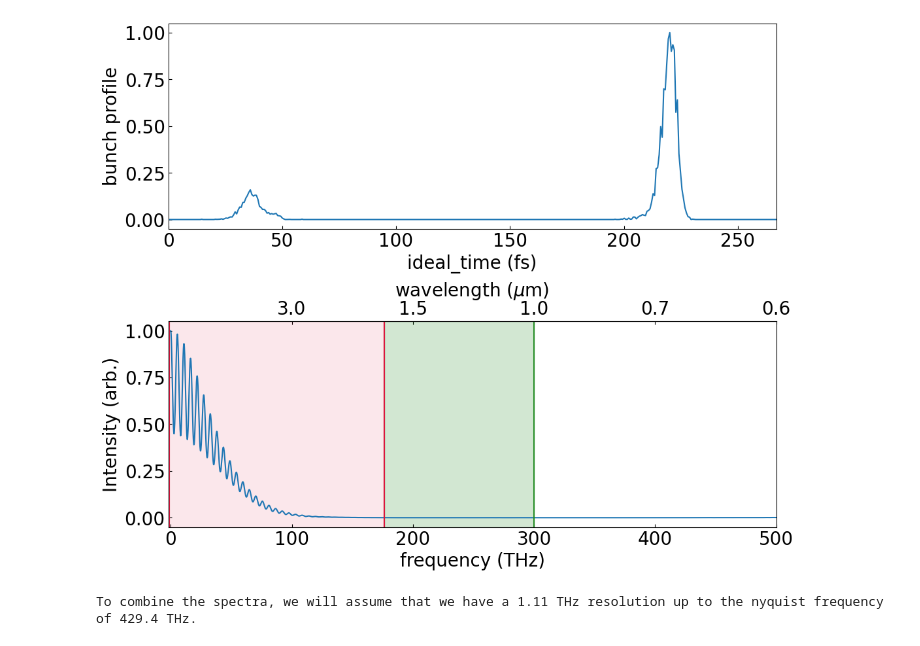
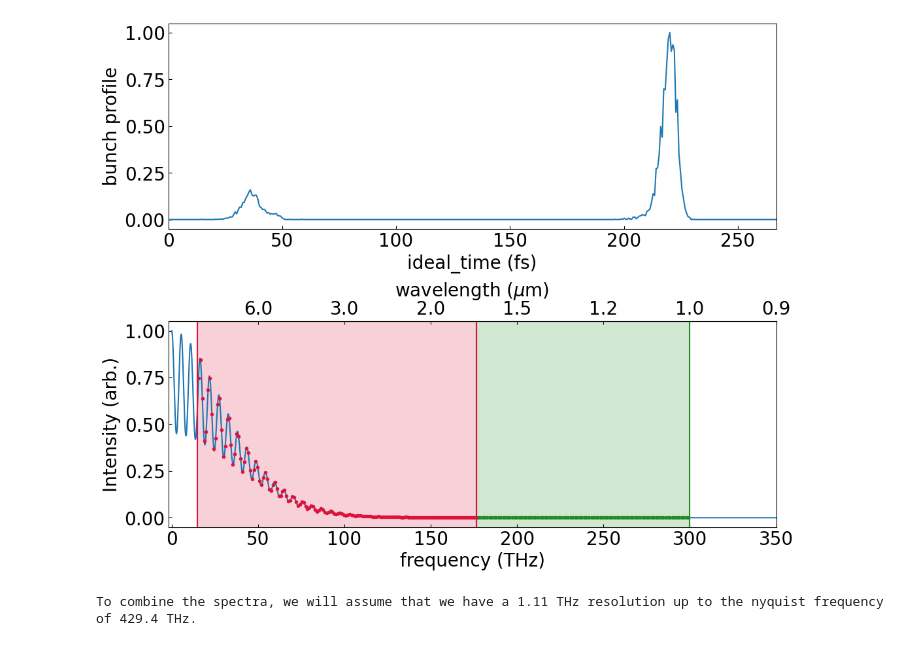
Before and after one commit to Jammi-Dodgers/THz-interferometry, a Jupyter notebook: interferometry/kramers_kronig.ipynb, the cells around one changed output. Cells and saved outputs as stored; diff of their text form; code cells hidden in the pictures.

```diff
--- a/interferometry/kramers_kronig.ipynb
+++ b/interferometry/kramers_kronig.ipynb
@@ -124,28 +92,47 @@ cam2_FF[~cam2_sensitivity_mask] = 0.0 #camera is insensitive to these frequencie
+# %%
+sin_minutes = lambda min: np.sin(np.deg2rad(min/60))
+
+def measure_form_factor(freqencies, form_factor, number_of_pixels, pixel_pitch, theta, senstivity_band= (0, np.inf)):
+    time_resolution = (2*sin_minutes(theta)*pixel_pitch*1e-6) / C
+    times = np.arange(0, time_resolution*number_of_pixels, time_resolution)
+    detectable_frequencies = np.fft.rfftfreq(number_of_pixels, time_resolution)
+    measured_form_factor = np.interp(detectable_frequencies, freqencies, form_factor)
+    sensitivity_mask = np.logical_and(senstivity_band[0]*1e12 < detectable_frequencies, detectable_frequencies < senstivity_band[1]*1e12)
+    measured_form_factor[~sensitivity_mask] = 0.0 #camera is insensitive to these frequencies and so it will read zero.
+    return detectable_frequencies, measured_form_factor, sensitivity_mask, times
+# %%
+thetas = [30, 30] #arcminutes
+Ns = [640, 320] # number of pixels
+dxs = [20, 48.5] # pixel pitch in um
+bands = [(176.3, 299.8), (15, 176.3)] # sensitivity of camera. (minmimum frequency in THz, maximum frequency in THz)
+colours = ["forestgreen", "crimson"] #colour of this detectors datapoints when plotting
+labels = ["Xeva", "PV320"] #label of this detector when plotting
+
+freqs, FFs, sensitivity_masks, times = [], [], [], []
+for theta, N, dx, band in zip(thetas, Ns, dxs, bands):
+    freq, FF, sensitivity_mask, time = measure_form_factor(ideal_freqs, ideal_FF, N, dx, theta, band)
+    freqs, FFs, sensitivity_masks, times = freqs+[freq], FFs+[FF], sensitivity_masks+[sensitivity_mask], times+[time]
 # %%
 fig, axs = plt.subplots(2, 1, figsize= (12, 10), gridspec_kw= {"hspace": 0.45})
 
 axs[0].plot(ideal_time *1e15, ideal_bunch)
 axs[0].set(xlabel= "ideal_time (fs)", ylabel= "bunch profile", xlim= (0, ideal_N*ideal_sampling_period*1e15))
 
+axs[1].plot(ideal_freqs *1e-12, ideal_FF)
+axs[1].set(xlabel= "frequency (THz)", ylabel= "Intensity (arb.)", xlim= (-2, 350))
 
-axs[1].plot(ideal_freqs *1e-12, ideal_FF)
-axs[1].set(xlabel= "frequency (THz)", ylabel= "Intensity (arb.)", xlim= (-2, 500))
-
-#axs[1].plot(cam1_freqs[1:] *1e-12, cam1_FF[1:], linestyle= "None", marker= ".", color= "forestgreen")
-axs[1].fill_betweenx([0,1], 2*[cam1_band[0]], 2*[cam1_band[1]], color= "forestgreen", alpha= 0.2, transform= axs[1].get_xaxis_transform(), label= "Xeva bandwidth")
-axs[1].vlines([cam1_band[0], cam1_band[1]], 0, 1, color= "forestgreen", transform= axs[1].get_xaxis_transform())
-
-#axs[1].plot(cam2_freqs[1:] *1e-12, cam2_FF[1:], linestyle= "None", marker= ".", color= "crimson")
-axs[1].fill_betweenx([0,1], 2*[cam2_band[0]], 2*[cam2_band[1]], color= "crimson", alpha= 0.1, transform= axs[1].get_xaxis_transform(), label= "PV320 bandwidth")
-axs[1].vlines([cam2_band[0], cam2_band[1]], 0, 1, color= "crimson", transform= axs[1].get_xaxis_transform())
+for freq, FF, band, sensitivity_mask, colour, label in zip(freqs, FFs, bands, sensitivity_masks, colours, labels):
+    axs[1].plot(freq[sensitivity_mask] *1e-12, FF[sensitivity_mask], linestyle= "None", marker= ".", color= colour)
+    axs[1].fill_betweenx([0,1], 2*[band[0]], 2*[band[1]], color= colour, alpha= 0.2, transform= axs[1].get_xaxis_transform(), label= "{0:} bandwidth".format(label))
+    axs[1].vlines(band, 0, 1, color= colour, transform= axs[1].get_xaxis_transform())
 
 secax = axs[1].secondary_xaxis('top', functions=(recip, recip))
 secax.set(xlabel= "wavelength ($\mu$m)", xticks= recip(axs[1].get_xticks()[2:]))
 secax.xaxis.set_major_formatter(FuncFormatter(format_ticks))
 
 plt.show()
 # %% [output]
-[figure, old version]
+[figure, new version]
 # %%
 ########## INTERPOLATION AND COMBINING DATA ##################
 
```
Also changed, not shown: parts of 9 cells of this notebook.
